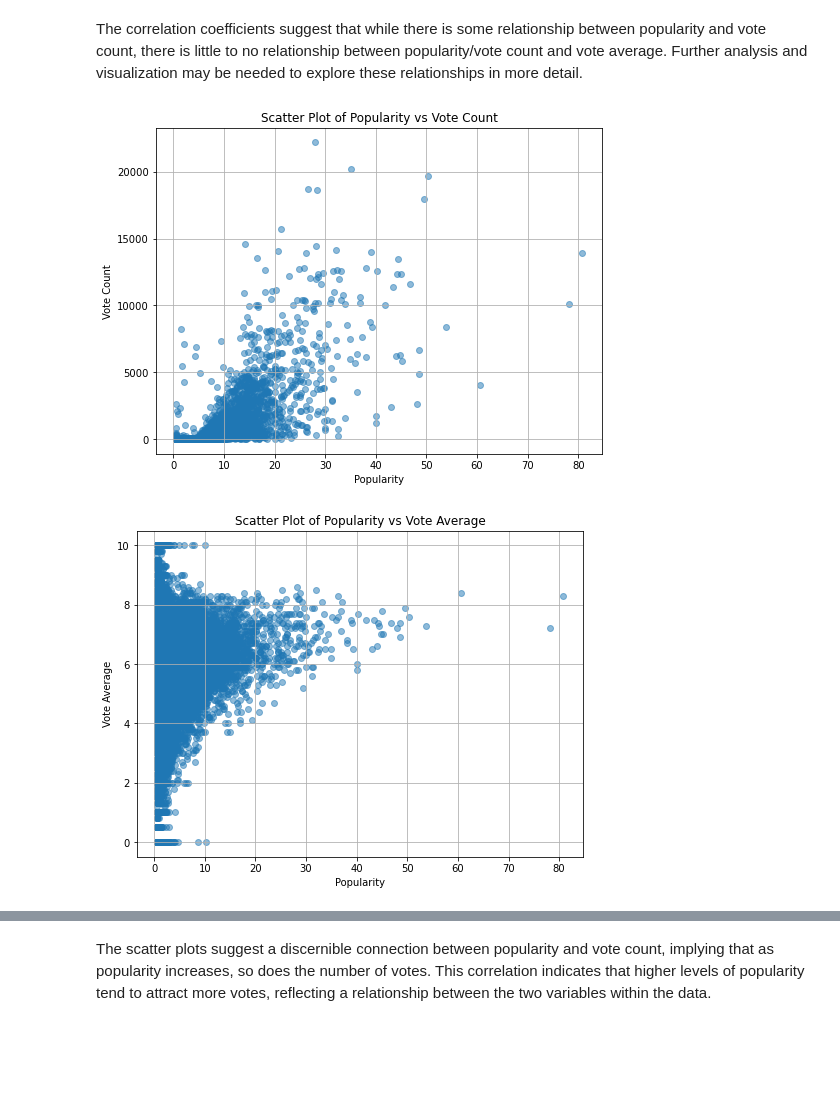
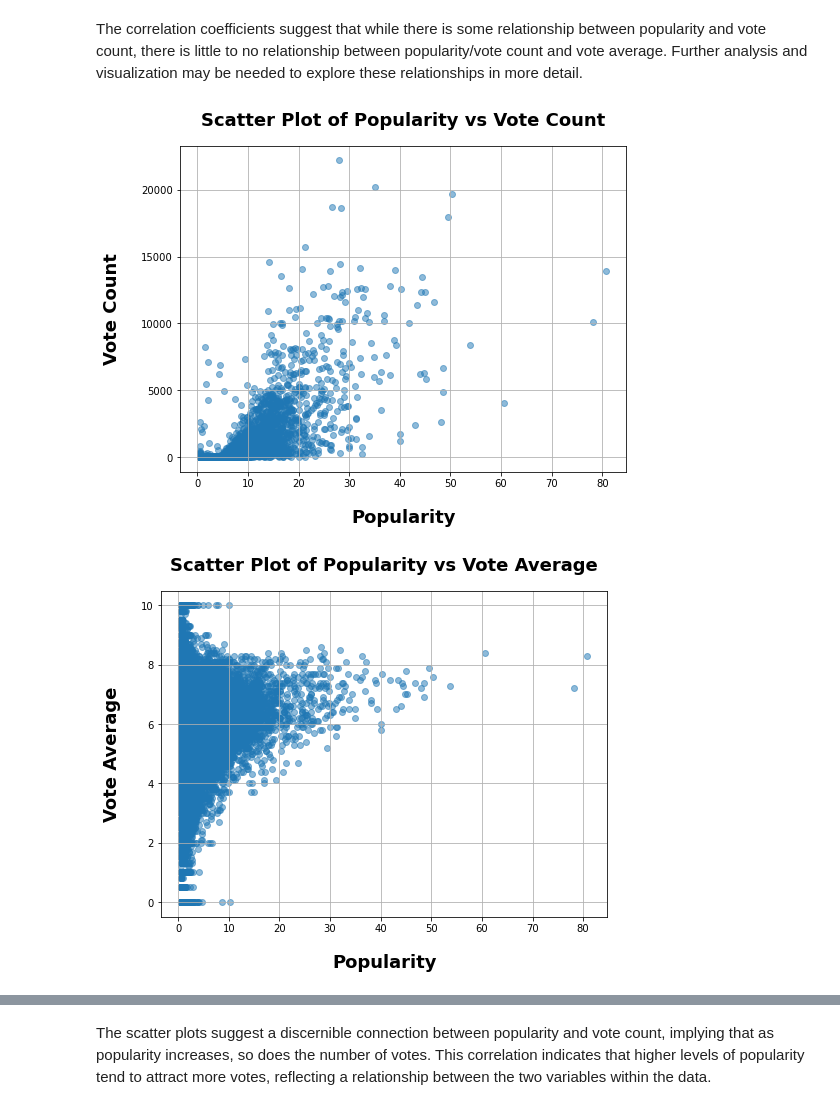
Before and after one commit to Iankip8/dsc-phase-1-project-v2-4, a Jupyter notebook: student.ipynb, the cells around one changed output, grey strips where cells are left out. Drawn from its saved outputs; the diff is of its cells as text; code cells hidden in the pictures; blank space fills up the shorter version.

```diff
--- a/student.ipynb
+++ b/student.ipynb
@@ -1011,18 +991,18 @@ The correlation coefficients suggest that while there is some relationship betwe
 # %%
 
 x = themoviedb_df['popularity']
 y = themoviedb_df['vote_count']
 
 # Create scatter plot
 plt.figure(figsize=(8, 6))
 plt.scatter(x, y, alpha=0.5)  # Set alpha to adjust transparency
-plt.title('Scatter Plot of Popularity vs Vote Count')
-plt.xlabel('Popularity')
-plt.ylabel('Vote Count')
+plt.title('Scatter Plot of Popularity vs Vote Count',fontsize=18, fontweight='bold', pad=20)
+plt.xlabel('Popularity',fontsize=18, fontweight='bold', labelpad=20)
+plt.ylabel('Vote Count',fontsize=18, fontweight='bold', labelpad=20)
 plt.grid(True)
 plt.show()
 # %% [output]
-[figure, old version]
+[figure, new version]
 # %%
 # You can specify the variables you want to plot on the x and y axes
 x = themoviedb_df['popularity']
@@ -1031,13 +1011,13 @@ y = themoviedb_df['vote_average']
 # Create scatter plot
 plt.figure(figsize=(8, 6))
 plt.scatter(x, y, alpha=0.5)  # Set alpha to adjust transparency
-plt.title('Scatter Plot of Popularity vs Vote Average')
-plt.xlabel('Popularity')
-plt.ylabel('Vote Average')
+plt.title('Scatter Plot of Popularity vs Vote Average',fontsize=18, fontweight='bold', pad=20)
+plt.xlabel('Popularity',fontsize=18, fontweight='bold', labelpad=20)
+plt.ylabel('Vote Average',fontsize=18, fontweight='bold', labelpad=20)
 plt.grid(True)
 plt.show()
 # %% [output]
-[figure, old version]
+[figure, new version]
 # %%
 x = themoviedb_df['vote_count']
 y = themoviedb_df['vote_average']
```
Also changed, not shown: parts of 26 cells of this notebook.
